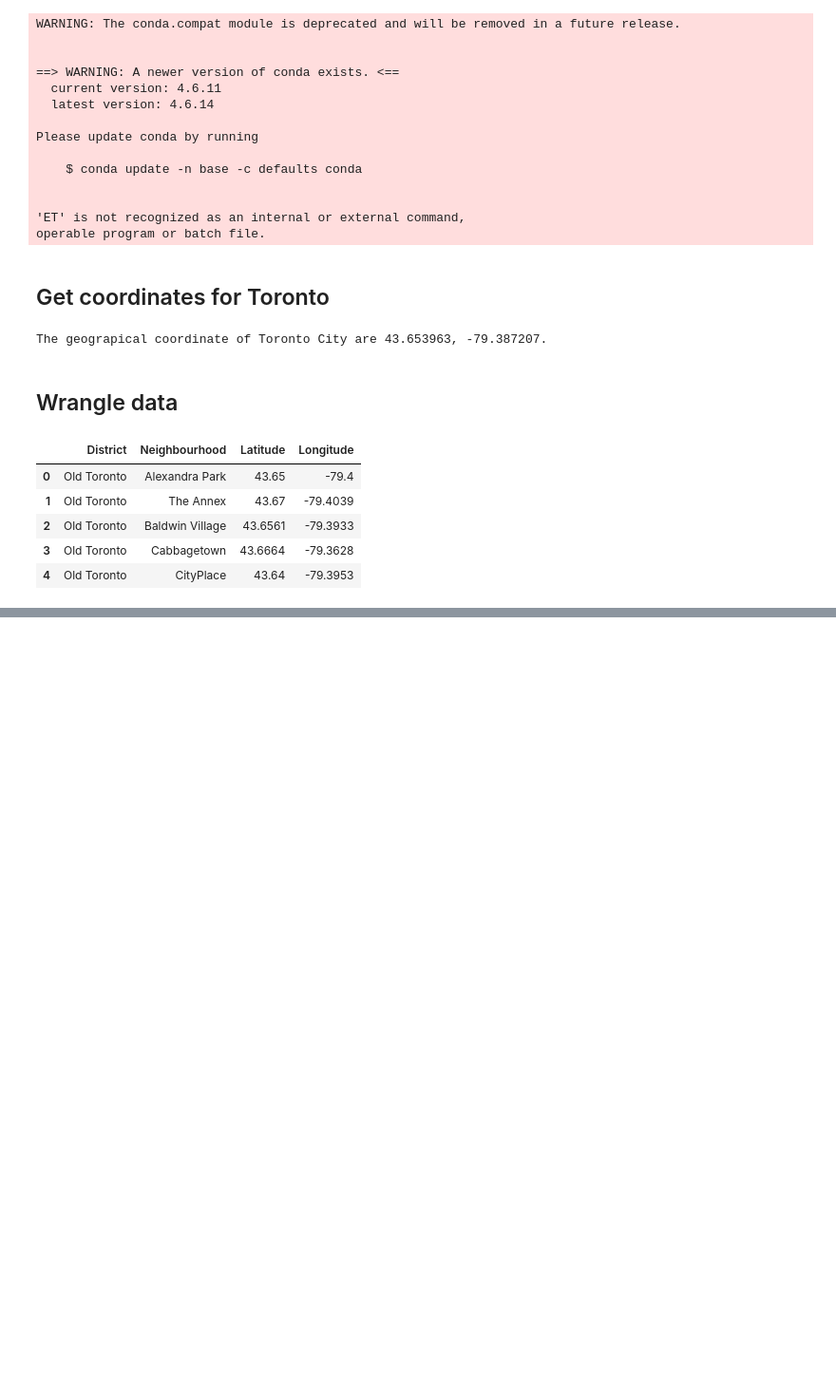
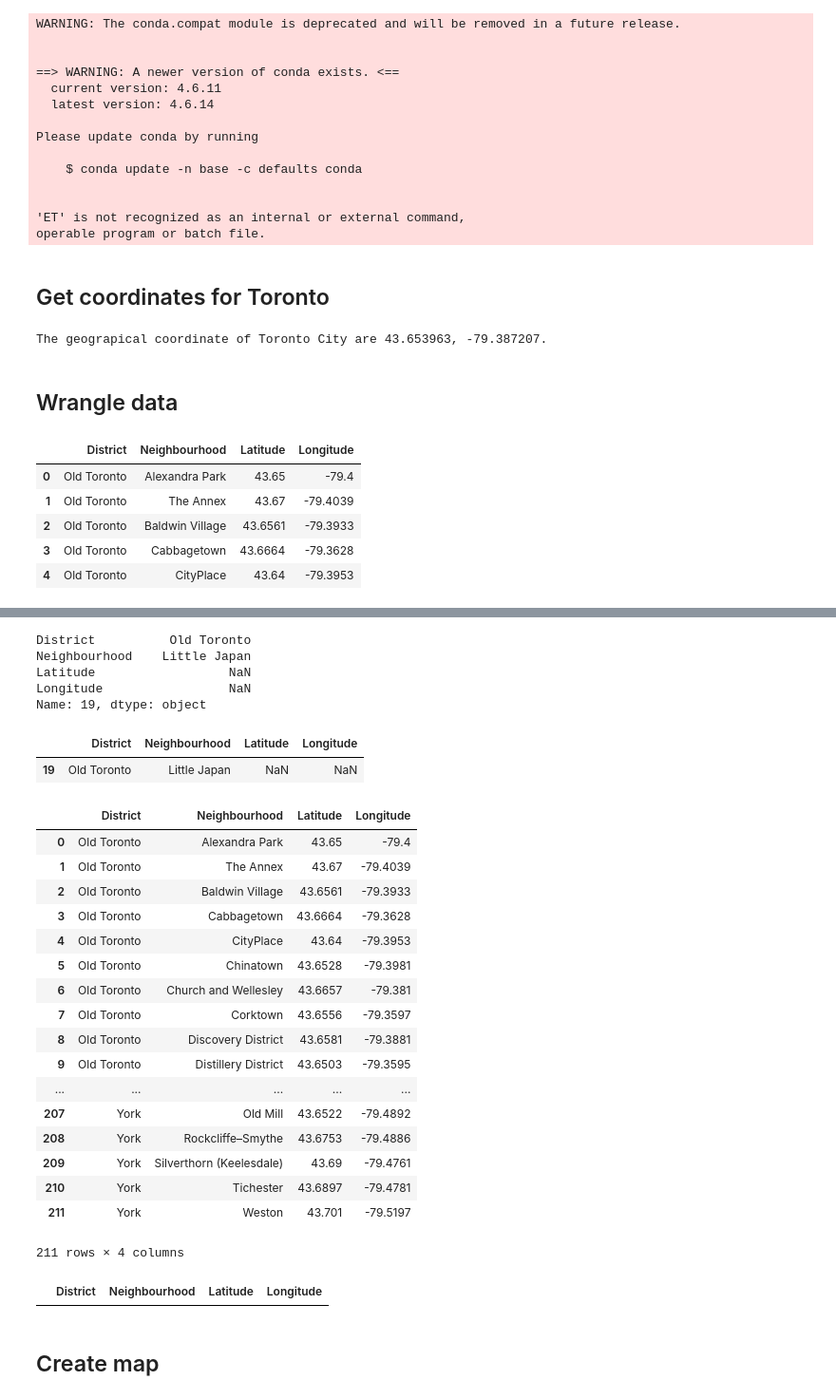
Before and after one commit to dsychin/Coursera_Capstone, a Jupyter notebook: notebook.ipynb, the cells around one changed output, grey strips where cells are left out. Shown at 95% size. Saved outputs shown, nothing was run; the diff lists cells and outputs as text; code cells hidden in the pictures; blank space fills up the shorter version.

Commit message:
cleaned data

```diff
--- a/notebook.ipynb
+++ b/notebook.ipynb
@@ -193,0 +205,54 @@ df.head()
+# %%
+# Clean Neighbourhood name
+df.loc[19]['Neighbourhood'] = df.loc[19]['Neighbourhood'][0:-3]
+
+df.loc[19]
+# %% [output]
+District          Old Toronto
+Neighbourhood    Little Japan
+Latitude                  NaN
+Longitude                 NaN
+Name: 19, dtype: object
+# %%
+# Get coordinates for missing coordinates
+for i, row in df[df['Latitude'].isnull()].iterrows():
+    location = geolocator.geocode(row['Neighbourhood'] + ', Toronto, Canada')
+
+    if location is not None:
+        df.loc[row.name]['Latitude'] = location.latitude
+        df.loc[row.name]['Longitude'] = location.longitude
+# %%
+# Find NaN coordinates
+df[df['Latitude'].isnull()]
+# %% [output]
+|  | District | Neighbourhood | Latitude | Longitude |
+| 19 | Old Toronto | Little Japan | NaN | NaN |
+# %%
+# drop row 19 as location cannot be found
+df.drop([19], 0, inplace=True)
+# %%
+df
+# %% [output]
+|  | District | Neighbourhood | Latitude | Longitude |
+| 0 | Old Toronto | Alexandra Park | 43.65 | -79.4 |
+| 1 | Old Toronto | The Annex | 43.67 | -79.4039 |
+| 2 | Old Toronto | Baldwin Village | 43.6561 | -79.3933 |
+| 3 | Old Toronto | Cabbagetown | 43.6664 | -79.3628 |
+| 4 | Old Toronto | CityPlace | 43.64 | -79.3953 |
+| 5 | Old Toronto | Chinatown | 43.6528 | -79.3981 |
+| 6 | Old Toronto | Church and Wellesley | 43.6657 | -79.381 |
+| 7 | Old Toronto | Corktown | 43.6556 | -79.3597 |
+| 8 | Old Toronto | Discovery District | 43.6581 | -79.3881 |
+| 9 | Old Toronto | Distillery District | 43.6503 | -79.3595 |
+| ... | ... | ... | ... | ... |
+| 207 | York | Old Mill | 43.6522 | -79.4892 |
+| 208 | York | Rockcliffe–Smythe | 43.6753 | -79.4886 |
+| 209 | York | Silverthorn (Keelesdale) | 43.69 | -79.4761 |
+| 210 | York | Tichester | 43.6897 | -79.4781 |
+| 211 | York | Weston | 43.701 | -79.5197 |
+211 rows × 4 columns
+# %%
+# Find NaN coordinates
+df[df['Latitude'].isnull()]
+# %% [output]
+|  | District | Neighbourhood | Latitude | Longitude |
@@ -193,0 +261,2 @@ df.head()
+# %% [markdown]
+## Create map
```
Also changed, not shown: parts of 4 cells of this notebook, 1 other file.
